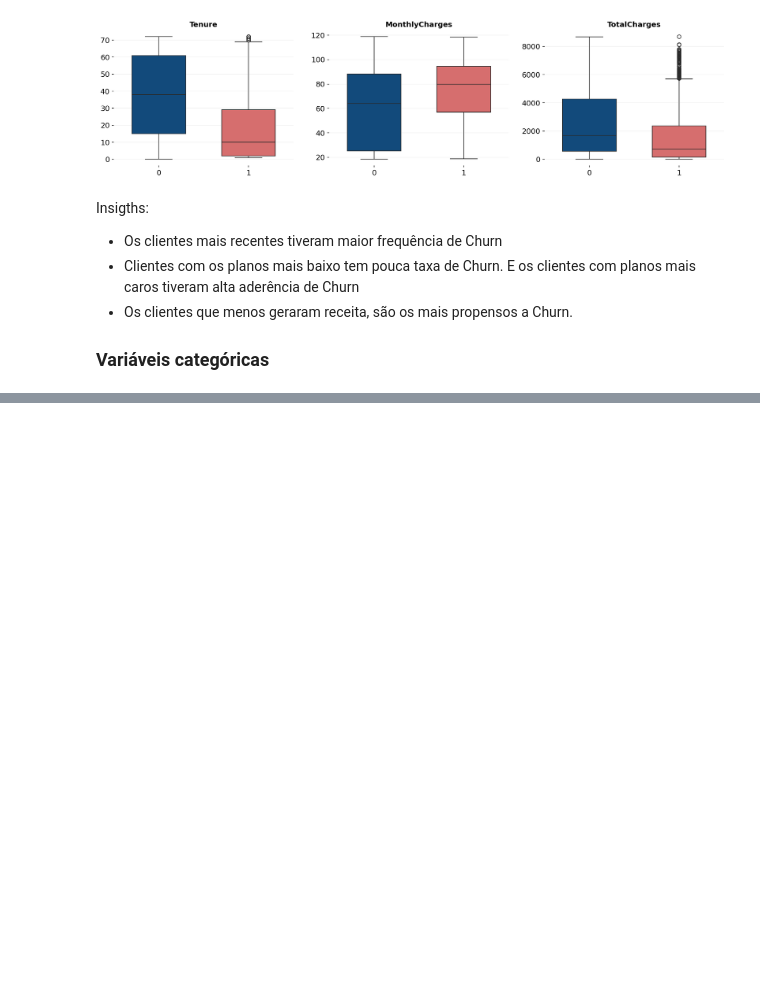
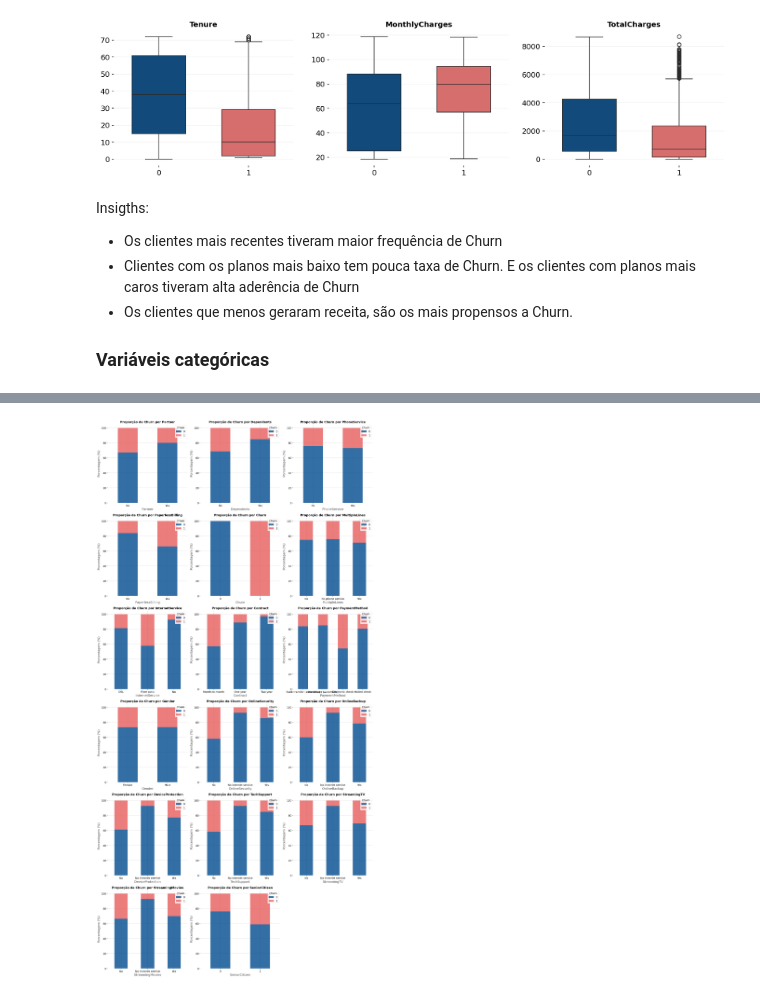
Before and after one commit to RebecaVBoas/Telco-Customer-Churn-Prediction, a Jupyter notebook: notebooks/EDA.ipynb, the cells around one changed output, grey strips where cells are left out. Saved outputs shown, nothing was run; the diff lists cells and outputs as text; code cells hidden in the pictures; blank space fills up the shorter version.

```diff
--- a/notebooks/EDA.ipynb
+++ b/notebooks/EDA.ipynb
@@ -585,0 +593,34 @@ Insigths:
+# %%
+import math
+
+# 1. Configuramos a estrutura da grade
+n_cols = 3 # Definimos 2 gráficos por linha para melhor legibilidade
+n_rows = math.ceil(len(categorical_columns) / n_cols)
+
+# 2. Criamos a moldura principal
+fig, axes = plt.subplots(nrows=n_rows, ncols=n_cols, figsize=(18, n_rows * 6))
+axes_list = axes.flatten() # Transforma a matriz de eixos em uma lista simples
+
+for i, col in enumerate(categorical_columns):
+    # Criamos a tabela de proporção
+    prop_df = pd.crosstab(df_train[col], df_train[target], normalize='index') * 100
+
+    # O PULO DO GATO: Passamos 'ax=axes_list[i]' para direcionar o gráfico
+    prop_df.plot(kind='bar', stacked=True, ax=axes_list[i],
+                 color=['#004B8D', '#E85C5C'], alpha=0.8)
+
+    # Customização individual de cada "caixa"
+    axes_list[i].set_title(f'Proporção de Churn por {col}', fontweight='bold', fontsize=14)
+    axes_list[i].set_ylabel('Porcentagem (%)')
+    axes_list[i].set_xlabel(col)
+    axes_list[i].tick_params(axis='x', rotation=0) # Mantém nomes na horizontal
+    axes_list[i].legend(title='Churn', loc='upper right')
+
+# 3. Limpeza: Se sobrar algum gráfico vazio no final da grade, nós o removemos
+for j in range(i + 1, len(axes_list)):
+    fig.delaxes(axes_list[j])
+
+plt.tight_layout() # Ajusta o espaçamento para não sobrepor títulos
+plt.show()
+# %% [output]
+[figure, added]
```
Also changed, not shown: parts of 1 cell of this notebook.
